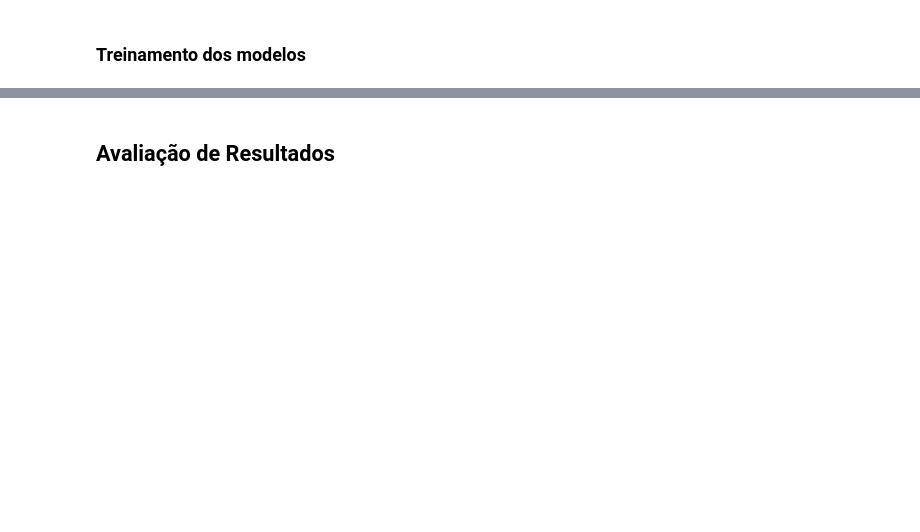
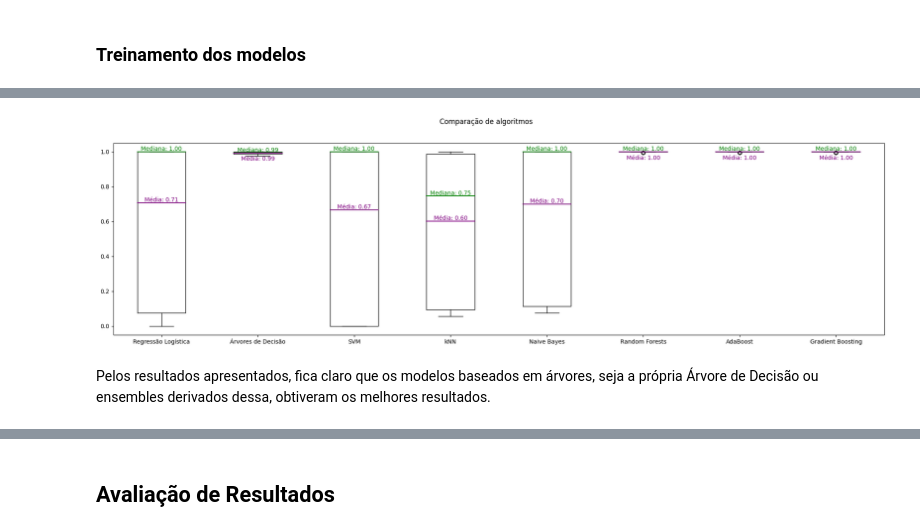
Before and after one commit to lcfdiniz/puc-rio, a Jupyter notebook: bank-customer-churn/bank_customer_churn.ipynb, the cells around one changed output, grey strips where cells are left out. Drawn from its saved outputs; the diff is of its cells as text; code cells hidden in the pictures; blank space fills up the shorter version.

```diff
--- a/bank-customer-churn/bank_customer_churn.ipynb
+++ b/bank-customer-churn/bank_customer_churn.ipynb
@@ -637,0 +749,10 @@ gb-mms-fi: 0.999 (0.002)
+# %%
+labels = ["Regressão Logística", "Árvores de Decisão", "SVM", "kNN",
+          "Naive Bayes", "Random Forests", "AdaBoost", "Gradient Boosting"]
+values = [lr_results, dtc_results, svm_results, knn_results,
+          nb_results, rf_results, ada_results, gb_results]
+plot_comparison(labels, values, "algoritmos")
+# %% [output]
+[figure, added]
+# %% [markdown]
+Pelos resultados apresentados, fica claro que os modelos baseados em árvores, seja a própria Árvore de Decisão ou ensembles derivados dessa, obtiveram os melhores resultados.
```
Also changed, not shown: parts of 17 cells of this notebook.
